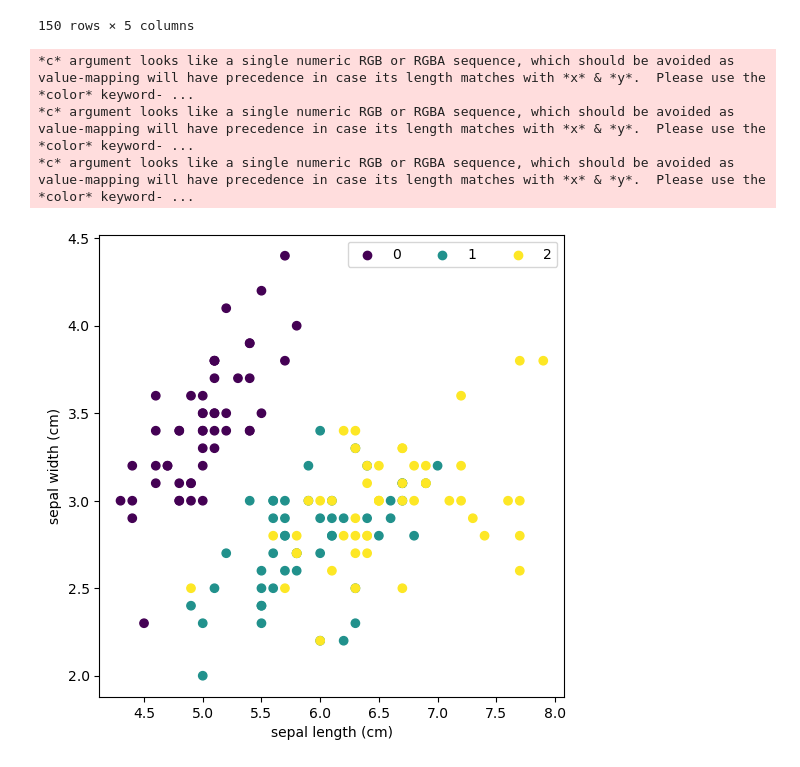
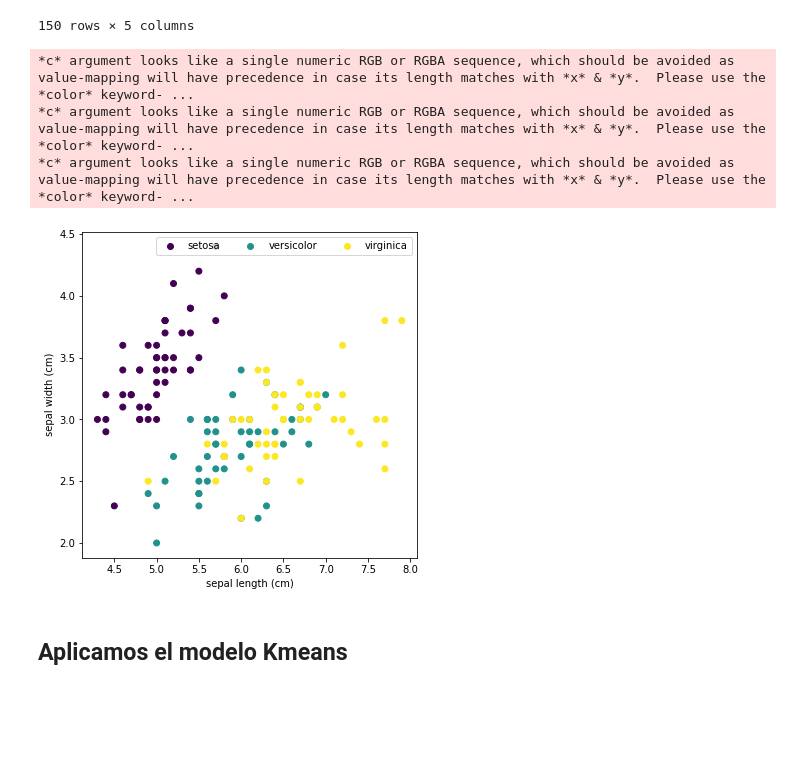
Before and after one commit to hghernandez/MachineLearning, a Jupyter notebook: Clustering/Clustering con Kmeans y Kmeans mini-batch.ipynb, the cells around one changed output. Saved outputs shown, nothing was run; the diff lists cells and outputs as text; code cells hidden in the pictures; blank space fills up the shorter version.

```diff
--- a/Clustering/Clustering con Kmeans y Kmeans mini-batch.ipynb
+++ b/Clustering/Clustering con Kmeans y Kmeans mini-batch.ipynb
@@ -32,25 +32,31 @@ df
 | 148 | 6.2 | 3.4 | 5.4 | 2.3 | 2.0 |
 | 149 | 5.9 | 3.0 | 5.1 | 1.8 | 2.0 |
 150 rows × 5 columns
-# %%
-fig = plt.figure(figsize =(6,6))
-
-plt.scatter(df['sepal length (cm)'],df['sepal width (cm)'], c= df['target'], cmap= 'viridis')
-plt.xlabel('sepal length (cm)')
-plt.ylabel('sepal width (cm)')
-
-viridis = plt.cm.get_cmap('viridis', 3)
-
-legend = [
-    plt.scatter([], [], marker='o', label= '0', edgecolors = viridis(0), c=viridis(0)),
-    plt.scatter([], [], marker='o', label='1', edgecolors = viridis(1), c=viridis(1)),
-    plt.scatter([], [], marker='o', label='2', edgecolors = viridis(2), c=viridis(2))
-]
-
-plt.legend(handles=legend, loc='upper right', ncol=3)
-plt.show()
-# %% [output]
-*c* argument looks like a single numeric RGB or RGBA sequence, which should be avoided as value-mapping will have precedence in case its length matches with *x* & *y*.  Please use the *color* keyword- ...
-*c* argument looks like a single numeric RGB or RGBA sequence, which should be avoided as value-mapping will have precedence in case its length matches with *x* & *y*.  Please use the *color* keyword- ...
-*c* argument looks like a single numeric RGB or RGBA sequence, which should be avoided as value-mapping will have precedence in case its length matches with *x* & *y*.  Please use the *color* keyword- ...
-[figure, removed]
+# %%
+#Seleccionamos sepal length (cm) y sepal width (cm) y observamos como se distribuyen entre estas
+# dos variables las especies de flores.
+
+
+fig = plt.figure(figsize =(6,6))
+
+viridis = plt.cm.get_cmap('viridis', 3)
+
+legend = [
+    plt.scatter([], [], marker='o', label= 'setosa', edgecolors = viridis(0), c=viridis(0)),
+    plt.scatter([], [], marker='o', label='versicolor', edgecolors = viridis(1), c=viridis(1)),
+    plt.scatter([], [], marker='o', label='virginica', edgecolors = viridis(2), c=viridis(2))
+]
+
+
+plt.scatter(df['sepal length (cm)'],df['sepal width (cm)'], c= df['target'], cmap= 'viridis')
+plt.xlabel('sepal length (cm)')
+plt.ylabel('sepal width (cm)')
+plt.legend(handles=legend, loc='upper right', ncol=3)
+plt.show()
+# %% [output]
+*c* argument looks like a single numeric RGB or RGBA sequence, which should be avoided as value-mapping will have precedence in case its length matches with *x* & *y*.  Please use the *color* keyword- ...
+*c* argument looks like a single numeric RGB or RGBA sequence, which should be avoided as value-mapping will have precedence in case its length matches with *x* & *y*.  Please use the *color* keyword- ...
+*c* argument looks like a single numeric RGB or RGBA sequence, which should be avoided as value-mapping will have precedence in case its length matches with *x* & *y*.  Please use the *color* keyword- ...
+[figure, added]
+# %% [markdown]
+## Aplicamos el modelo Kmeans
```
Also changed, not shown: parts of 2 cells of this notebook.
